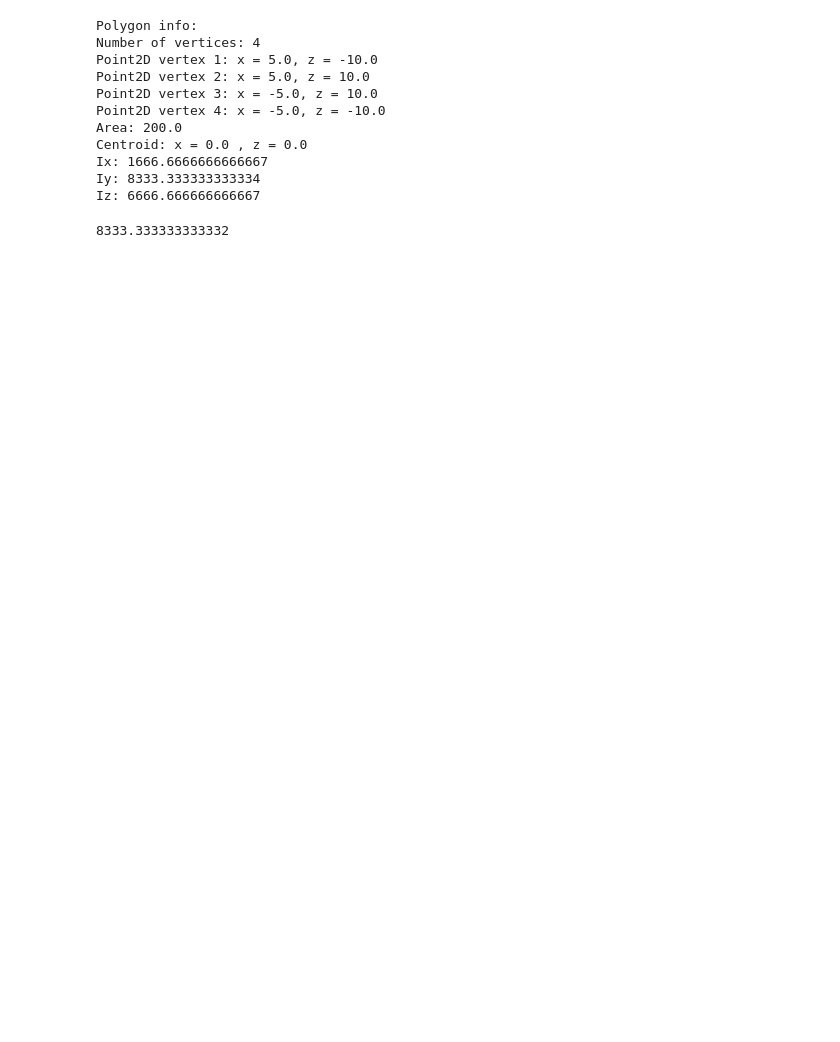
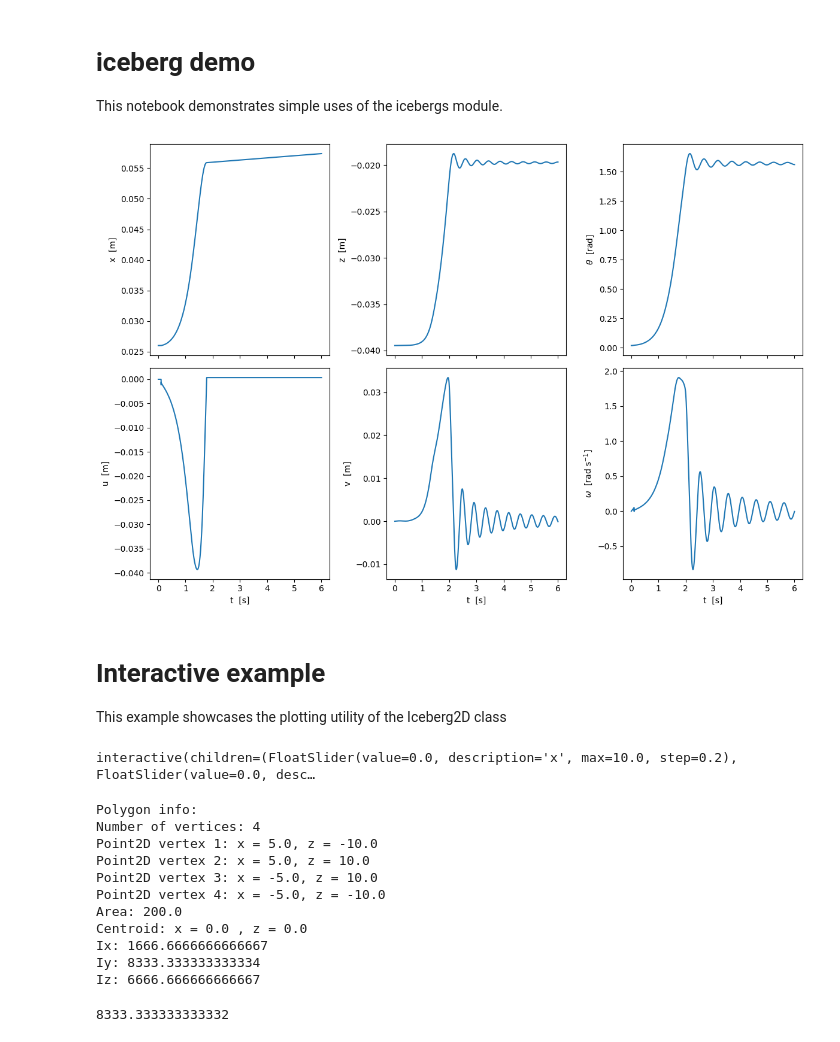
Before and after one commit to oscarjtg/icebergs, a Jupyter notebook: demo.ipynb, the cells around one changed output. Saved outputs shown, nothing was run; the diff lists cells and outputs as text; code cells hidden in the pictures; blank space fills up the shorter version.

Commit message:
updated demo notebook

```diff
--- a/demo.ipynb
+++ b/demo.ipynb
@@ -1,3 +1,80 @@
+# %% [markdown]
+# iceberg demo
+
+This notebook demonstrates simple uses of the icebergs module.
+# %%
+#########################################
+##                                     ##
+## This example is from the README     ##
+##                                     ##
+#########################################
+
+import icebergs
+
+def init_depth(rho_i, rho_w, H):
+    """Returns an appropriate initial depth for the iceberg, based on hydrostatic balance"""
+    return (0.5 - (rho_i/rho_w)) * H
+
+# Initialise the iceberg shape (`rect`), and the iceberg (`berg`) itself.
+rect = icebergs.Rectangle(0.05, 0.1)
+berg = icebergs.Iceberg2D(rect)
+
+# Set the initial position and orientation of the iceberg.
+theta_deg = 1.0
+theta = theta_deg * np.pi / 180
+z_init = init_depth(berg.density_ice, berg.density_water, rect.b)
+berg.set_position(x=0.026, z=z_init, theta=theta)
+
+# Set model parameters
+timestep = 0.002  # The model time step
+gamma_u = 0.0     # The horizontal quadratic drag coefficient
+gamma_w = 500.    # The vertical quadratic drag coefficient
+gamma_omega = 5.  # The angular quadratic drag coefficient
+xwall = 0.0       # The horizontal location of the vertical wall
+restitution = 0.5 # The coefficient of restitution for iceberg-wall collisions
+
+# Configure the solver.
+# n_chunks * n_steps gives the total number of timesteps
+n_chunks = 300
+n_steps = 10
+solver = icebergs.DynamicsSolver(timestep,
+                                 gamma_u,
+                                 gamma_w,
+                                 gamma_omega,
+                                 xwall,
+                                 restitution,
+                                 n_chunks*n_steps)
+
+# Run the solver.
+# If plot=True, displays a plot after every `n_steps` timesteps, producing `n_chunks` plots.
+# If saveplot=True, saves these plots as PNG files to the ./plots/iceberg trajectory.
+for _ in range(n_chunks):
+    solver.simulate(berg, n_timesteps, plot=False, saveplot=False)
+
+# Optional: plot the trajectory.
+# Produces separate plots of x, z, theta, u, w, and omega against time.
+solver.plot_trajectory()
+
+# Optional, convert the plots to a video
+# Required: otgraph, my plotting utilities package, available at github.com/oscarjtg/otgraph
+#import otgraph.video as vid
+#vid.pngs_to_mp4("./plots/iceberg", "./videos/iceberg", fps=30)
+# %% [output]
+[figure, added]
+# %% [markdown]
+# Interactive example
+
+This example showcases the plotting utility of the Iceberg2D class
+# %%
+from ipywidgets import interact
+rect = icebergs.Rectangle(10, 20)
+@interact(x=(0, 10, 0.2), z=(-10, 0, 0.2), theta_deg=(0, 90, 1))
+def plot_iceberg(x=0.0, z=0.0, theta_deg=10.0):
+    theta = theta_deg * np.pi / 180
+    berg = icebergs.Iceberg2D(rect, x=x, z=z, theta=theta)
+    berg.plot_iceberg()
+# %% [output]
+interactive(children=(FloatSlider(value=0.0, description='x', max=10.0, step=0.2), FloatSlider(value=0.0, desc…
 # %%
 import icebergs
 import numpy as np
```
Also changed, not shown: parts of 4 cells of this notebook.
